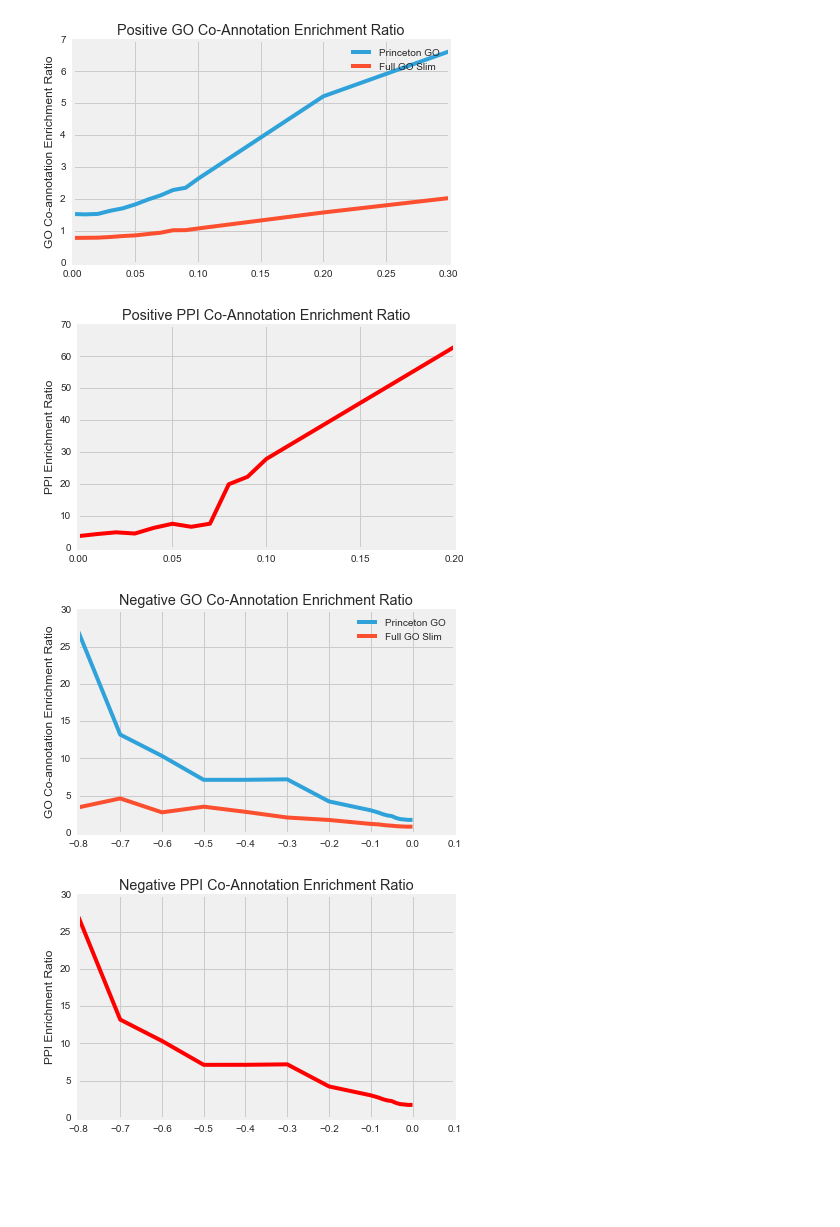
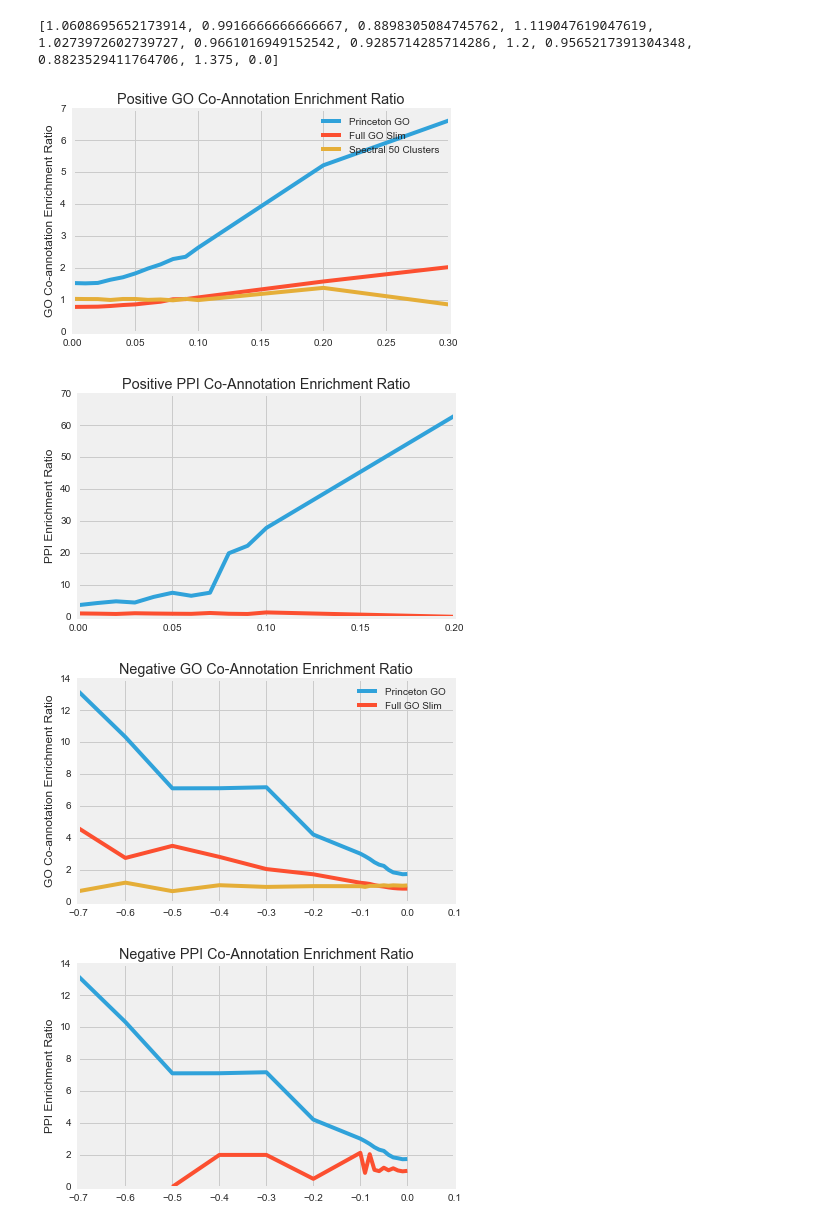
Before and after one commit to tdgoodrich/genetic_overlay, a Jupyter notebook: Code/Plots.ipynb, the cells around one changed output. Cells and saved outputs as stored; diff of their text form; code cells hidden in the pictures; blank space fills up the shorter version.

Commit message:
plots for presentation

```diff
--- a/Code/Plots.ipynb
+++ b/Code/Plots.ipynb
@@ -16,58 +16,85 @@ neg_thresholds = [0, -0.01, -0.02, -0.03, -0.04, -0.05, -0.06, -0.07, -0.08,
 pos_scores_go_gis = [(352561, 11592, 7581), (347908, 11481, 7557), (321646, 10815, 7057), (272566, 9599, 5878), (215480, 8060, 4713), (163246, 6513, 3553), (120856, 5241, 2641), (88685, 4149, 1963), (64704, 3289, 1441), (47337, 2576, 1095), (34950, 2038, 773), (2514, 235, 45), (360, 53, 8), (69, 12, 0), (15, 0, 0), (4, 0, 0), (2, 0, 0), (0, 0, 0), (0, 0, 0), (0, 0, 0)]
 pos_scores_ppi_gis = [(352561, 440, 120), (347908, 440, 102), (321646, 437, 90), (272566, 421, 94), (215480, 393, 63), (163246, 362, 48), (120856, 336, 51), (88685, 310, 41), (64704, 279, 14), (47337, 245, 11), (34950, 223, 8), (2514, 63, 1), (360, 17, 0), (69, 4, 0), (15, 0, 0), (4, 0, 0), (2, 0, 0), (0, 0, 0), (0, 0, 0), (0, 0, 0)]
 
+pos_50_clusters_gi = [(338836, 7696, 7451), (334320, 7565, 7364), (308893, 6956, 6780), (261453, 5841, 5853), (206492, 4644, 4511), (156224, 3496, 3397), (115473, 2592, 2589), (84558, 1911, 1885), (61559, 1396, 1414), (44981, 1001, 969), (33124, 750, 754), (2353, 62, 45), (336, 6, 7), (62, 0, 1), (12, 0, 1), (3, 0, 0), (2, 0, 0), (0, 0, 0), (0, 0, 0), (0, 0, 0)]
+pos_50_clusters_ppi = [(338836, 122, 115), (334320, 119, 120), (308893, 105, 118), (261453, 94, 84), (206492, 75, 73), (156224, 57, 59), (115473, 39, 42), (84558, 30, 25), (61559, 22, 23), (44981, 15, 17), (33124, 11, 8), (2353, 0, 1), (336, 0, 0), (62, 0, 0), (12, 0, 0), (3, 0, 0), (2, 0, 0), (0, 0, 0), (0, 0, 0), (0, 0, 0)]
+
 neg_scores_go_gis = [(392589, 14462, 8304), (387455, 14350, 8297), (359469, 13722, 7661), (309629, 12515, 6784), (254932, 11081, 5522), (206453, 9824, 4365), (168190, 8582, 3682), (138573, 7578, 3054), (115802, 6744, 2510), (98056, 5981, 2090), (83769, 5348, 1771), (20515, 1923, 456), (6993, 891, 124), (2947, 463, 65), (1324, 242, 34), (586, 124, 12), (252, 66, 5), (85, 27, 1), (18, 6, 0), (5, 1, 0)]
 neg_scores_ppi_gis = [(392589, 302, 134), (387455, 296, 109), (359469, 287, 104), (309629, 274, 109), (254932, 266, 92), (206453, 242, 56), (168190, 225, 58), (138573, 212, 49), (115802, 203, 36), (98056, 187, 27), (83769, 175, 23), (20515, 102, 5), (6993, 65, 1), (2947, 42, 1), (1324, 24, 1), (586, 19, 1), (252, 9, 1), (85, 6, 0), (18, 2, 0), (5, 0, 0)]
 
+neg_50_clusters_gi = [(376042, 8506, 8295), (371060, 8377, 8299), (344082, 7772, 7602), (296025, 6693, 6475), (243346, 5494, 5456), (196894, 4451, 4293), (160210, 3592, 3568), (131855, 2938, 2948), (110034, 2441, 2445), (93043, 2055, 2195), (79350, 1749, 1785), (18887, 392, 399), (6137, 126, 135), (2404, 51, 49), (977, 16, 24), (366, 6, 5), (115, 2, 3), (23, 1, 1), (1, 0, 0), (1, 0, 0)]
+neg_50_clusters_ppi = [(376042, 131, 131), (371060, 131, 135), (344082, 123, 120), (296025, 109, 94), (243346, 88, 85), (196894, 79, 66), (160210, 60, 61), (131855, 51, 48), (110034, 43, 21), (93043, 34, 39), (79350, 32, 15), (18887, 5, 10), (6137, 2, 1), (2404, 2, 1), (977, 0, 1), (366, 0, 1), (115, 0, 0), (23, 0, 0), (1, 0, 0), (1, 0, 0)]
+
 pos_scores_all_go_gis = [(352561, 27658, 35447), (347908, 27333, 34875), (321646, 25478, 32322), (272566, 22120, 27328), (215480, 18061, 21512), (163246, 14246, 16565), (120856, 11002, 12180), (88685, 8442, 8947), (64704, 6531, 6399), (47337, 4968, 4850), (34950, 3835, 3560), (2514, 393, 249), (360, 71, 35), (69, 14, 8), (15, 0, 0), (4, 0, 0), (2, 0, 0), (0, 0, 0), (0, 0, 0), (0, 0, 0)]
 neg_scores_all_go_gis = [(392589, 32585, 39463), (387455, 32237, 39019), (359469, 30342, 36136), (309629, 26921, 31174), (254932, 23061, 25571), (206453, 19704, 20647), (168190, 16844, 16969), (138573, 14533, 13890), (115802, 12728, 11361), (98056, 11186, 9625), (83769, 9940, 8327), (20515, 3410, 1977), (6993, 1509, 735), (2947, 755, 268), (1324, 372, 106), (586, 176, 64), (252, 97, 21), (85, 41, 12), (18, 7, 0), (5, 1, 0)]
 # %%
 pos_scores_go_ratio = []
+pos_scores_all_go_ratio = []
+pos_scores_50_go_ratio = []
+
 pos_scores_ppi_ratio = []
-pos_scores_all_go_ratio = []
+pos_scores_50_ppi_ratio = []
 
 for i in range(len(pos_thresholds)):
     if pos_thresholds[i] < 0.4:
         pos_scores_go_ratio.append(float(pos_scores_go_gis[i][1])/float(pos_scores_go_gis[i][2]))
         pos_scores_all_go_ratio.append(float(pos_scores_all_go_gis[i][1])/float(pos_scores_all_go_gis[i][2]))
+        pos_scores_50_go_ratio.append(float(pos_50_clusters_gi[i][1])/float(pos_50_clusters_gi[i][2]))
     if pos_thresholds[i] < 0.3:
         pos_scores_ppi_ratio.append(float(pos_scores_ppi_gis[i][1])/float(pos_scores_ppi_gis[i][2]))
+        pos_scores_50_ppi_ratio.append(float(pos_50_clusters_ppi[i][1])/float(pos_50_clusters_ppi[i][2]))
+# %%
+print(pos_scores_50_ppi_ratio)
+# %% [output]
+[1.0608695652173914, 0.9916666666666667, 0.8898305084745762, 1.119047619047619, 1.0273972602739727, 0.9661016949152542, 0.9285714285714286, 1.2, 0.9565217391304348, 0.8823529411764706, 1.375, 0.0]
 # %%
 plt.plot(pos_thresholds[:len(pos_scores_go_ratio)], pos_scores_go_ratio)
 plt.plot(pos_thresholds[:len(pos_scores_go_ratio)], pos_scores_all_go_ratio)
-plt.legend(['Princeton GO', 'Full GO Slim'])
+plt.plot(pos_thresholds[:len(pos_scores_50_go_ratio)], pos_scores_50_go_ratio)
+
+plt.legend(['Princeton GO', 'Full GO Slim', 'Spectral 50 Clusters'])
 plt.ylabel('GO Co-annotation Enrichment Ratio')
 plt.title('Positive GO Co-Annotation Enrichment Ratio')
 plt.show()
-plt.plot(pos_thresholds[:len(pos_scores_ppi_ratio)], pos_scores_ppi_ratio, 'r')
+plt.plot(pos_thresholds[:len(pos_scores_ppi_ratio)], pos_scores_ppi_ratio)
+plt.plot(pos_thresholds[:len(pos_scores_50_ppi_ratio)], pos_scores_50_ppi_ratio)
 plt.ylabel('PPI Enrichment Ratio')
 plt.title('Positive PPI Co-Annotation Enrichment Ratio')
 plt.show()
 # %% [output]
-[figure, old version]
+[figure, new version]
-[figure, old version]
+[figure, new version]
 # %%
 neg_scores_go_ratio = []
+neg_scores_all_go_ratio = []
+neg_scores_50_go_ratio = []
+
 neg_scores_ppi_ratio = []
-neg_scores_all_go_ratio = []
+neg_scores_50_ppi_ratio = []
 
 for i in range(len(pos_thresholds)):
-    if neg_thresholds[i] > -0.9:
+    if neg_thresholds[i] > -0.8:
         neg_scores_go_ratio.append(float(neg_scores_go_gis[i][1])/float(neg_scores_go_gis[i][2]))
         neg_scores_all_go_ratio.append(float(neg_scores_all_go_gis[i][1])/float(neg_scores_all_go_gis[i][2]))
-    if neg_thresholds[i] > -0.8:
+        neg_scores_50_go_ratio.append(float(neg_50_clusters_gi[i][1])/float(neg_50_clusters_gi[i][2]))
+    if neg_thresholds[i] > -0.6:
         neg_scores_ppi_ratio.append(float(neg_scores_ppi_gis[i][1])/float(neg_scores_ppi_gis[i][2]))
+        neg_scores_50_ppi_ratio.append(float(neg_50_clusters_ppi[i][1])/float(neg_50_clusters_ppi[i][2]))
 # %%
 plt.plot(neg_thresholds[:len(neg_scores_go_ratio)], neg_scores_go_ratio)
 plt.plot(neg_thresholds[:len(neg_scores_go_ratio)], neg_scores_all_go_ratio)
+plt.plot(neg_thresholds[:len(neg_scores_50_go_ratio)], neg_scores_50_go_ratio)
+
 plt.legend(['Princeton GO', 'Full GO Slim'])
 plt.ylabel('GO Co-annotation Enrichment Ratio')
 plt.title('Negative GO Co-Annotation Enrichment Ratio')
 plt.show()
-plt.plot(neg_thresholds[:len(neg_scores_go_ratio)], neg_scores_go_ratio, 'r')
+
+plt.plot(neg_thresholds[:len(neg_scores_go_ratio)], neg_scores_go_ratio)
+plt.plot(neg_thresholds[:len(neg_scores_50_ppi_ratio)], neg_scores_50_ppi_ratio)
 plt.ylabel('PPI Enrichment Ratio')
 plt.title('Negative PPI Co-Annotation Enrichment Ratio')
 plt.show()
 # %% [output]
-[figure, old version]
+[figure, new version]
-[figure, old version]
+[figure, new version]
```
